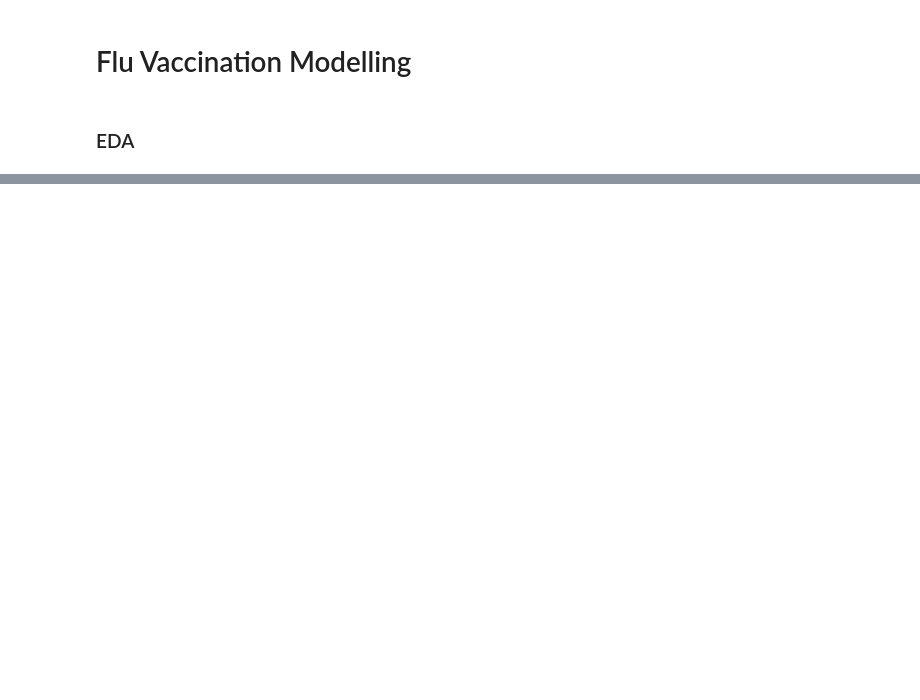
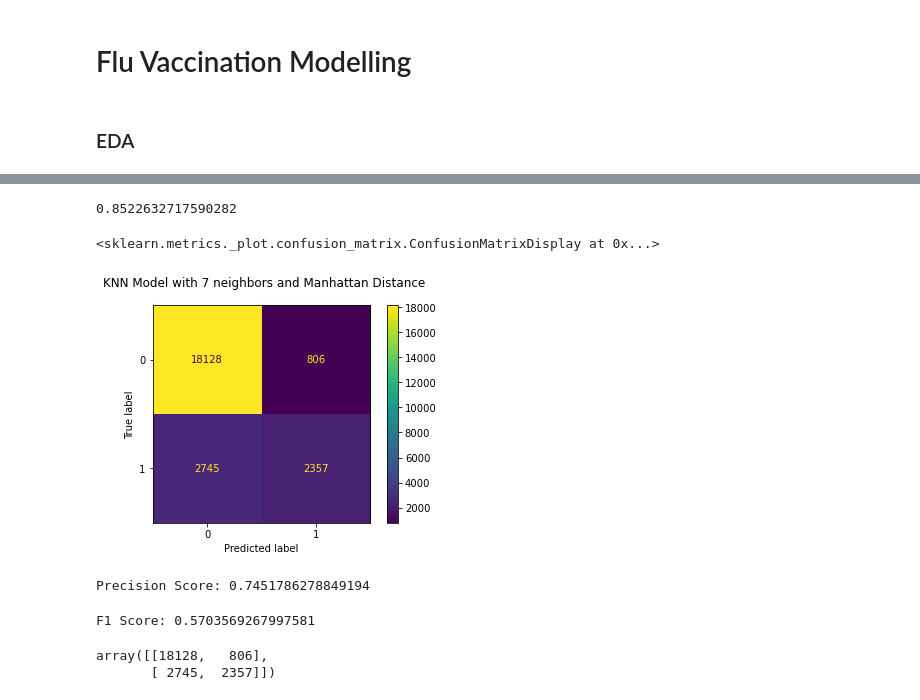
Before and after one commit to emykes/Flu_Vaccination_ML, a Jupyter notebook: Notebooks/Brooke/Brooke_EDA.ipynb, the cells around one changed output, grey strips where cells are left out. Drawn from its saved outputs; the diff is of its cells as text; code cells hidden in the pictures; blank space fills up the shorter version.

```diff
--- a/Notebooks/Brooke/Brooke_EDA.ipynb
+++ b/Notebooks/Brooke/Brooke_EDA.ipynb
@@ -112,0 +287,7 @@ preprocessor = ColumnTransformer(
+# %%
+# Setting up pipeline to use in another baseline model
+knn_pipe = Pipeline(steps=[
+    ('preprocessor', preprocessor),
+    ('knn', KNeighborsClassifier())
+])
+knn_pipe.fit(X_train, y_train)
@@ -112,0 +323,8 @@ preprocessor = ColumnTransformer(
+# %%
+# Setting up Grid Search for KNN model
+knn_grid = {'knn__n_neighbors': [3, 5, 7], 'knn__p': [1, 2, 3]}
+
+knn_pipe_grid = GridSearchCV(estimator=knn_pipe, param_grid=knn_grid, cv=3)
+# %%
+# Fitting
+knn_pipe_grid.fit(X_train, y_train)
@@ -112,0 +355,7 @@ preprocessor = ColumnTransformer(
+# %%
+# KNN model with 7 neighbors and manhattan formula
+knn_pipe2 = Pipeline(steps=[
+    ('preprocessor', preprocessor),
+    ('knn', KNeighborsClassifier(n_neighbors=7, p=1))
+])
+knn_pipe2.fit(X_train, y_train)
@@ -112,0 +380,31 @@ preprocessor = ColumnTransformer(
+# %%
+# scoring the model with best hyperparameters
+knn_pipe2.score(X_train, y_train)
+# %% [output]
+0.8522632717590282
+# %%
+#
+fig, ax = plt.subplots()
+
+fig.suptitle("KNN Model with 7 neighbors and Manhattan Distance")
+
+plot_confusion_matrix(estimator=knn_pipe2, X=X_train, y_true=y_train, ax=ax)
+# %% [output]
+<sklearn.metrics._plot.confusion_matrix.ConfusionMatrixDisplay at 0x...>
+[figure, added]
+# %%
+#
+y_tr_predpipe2 = knn_pipe2.predict(X_train)
+print(f'Precision Score: {precision_score(y_train, y_tr_predpipe2)}')
+# %% [output]
+Precision Score: 0.7451786278849194
+# %%
+# f1score
+print(f'F1 Score: {f1_score(y_train, y_tr_predpipe2)}')
+# %% [output]
+F1 Score: 0.5703569267997581
+# %%
+confusion_matrix(y_train, y_tr_predpipe2)
+# %% [output]
+array([[18128,   806],
+       [ 2745,  2357]])
```
Also changed, not shown: parts of 36 cells of this notebook.
